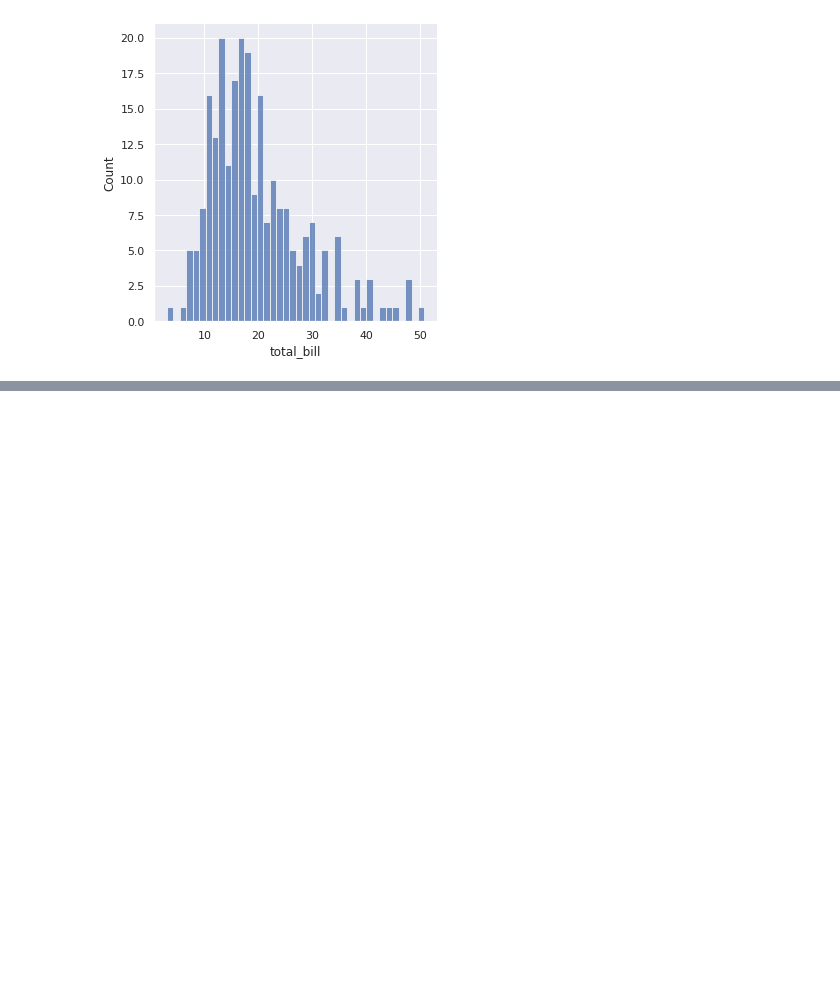
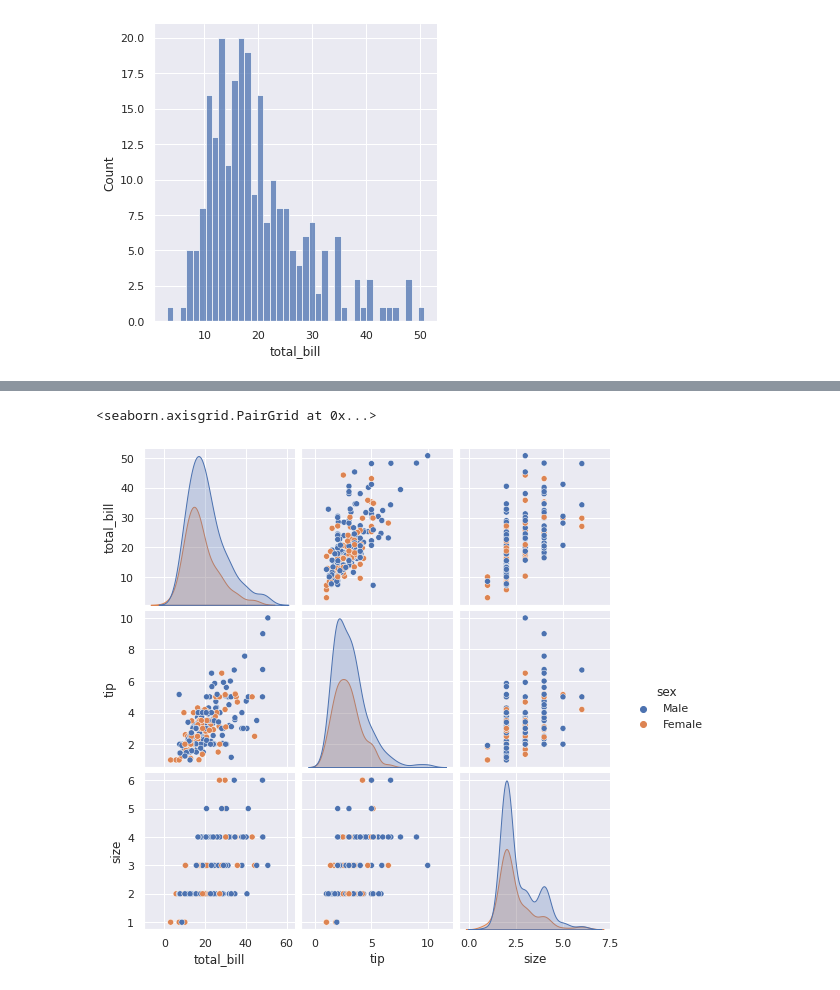
Before and after one commit to walbertcm/Seaborn, a Jupyter notebook: Seaborn01.ipynb, the cells around one changed output, grey strips where cells are left out. Drawn from its saved outputs; the diff is of its cells as text; code cells hidden in the pictures; blank space fills up the shorter version.

```diff
--- a/Seaborn01.ipynb
+++ b/Seaborn01.ipynb
@@ -28,0 +29,5 @@ sns.jointplot(x="total_bill", y="tip", data=tips)
+# %%
+sns.pairplot(tips, hue="sex")
+# %% [output]
+<seaborn.axisgrid.PairGrid at 0x...>
+[figure, added]
```
Also changed, not shown: parts of 1 cell of this notebook.
